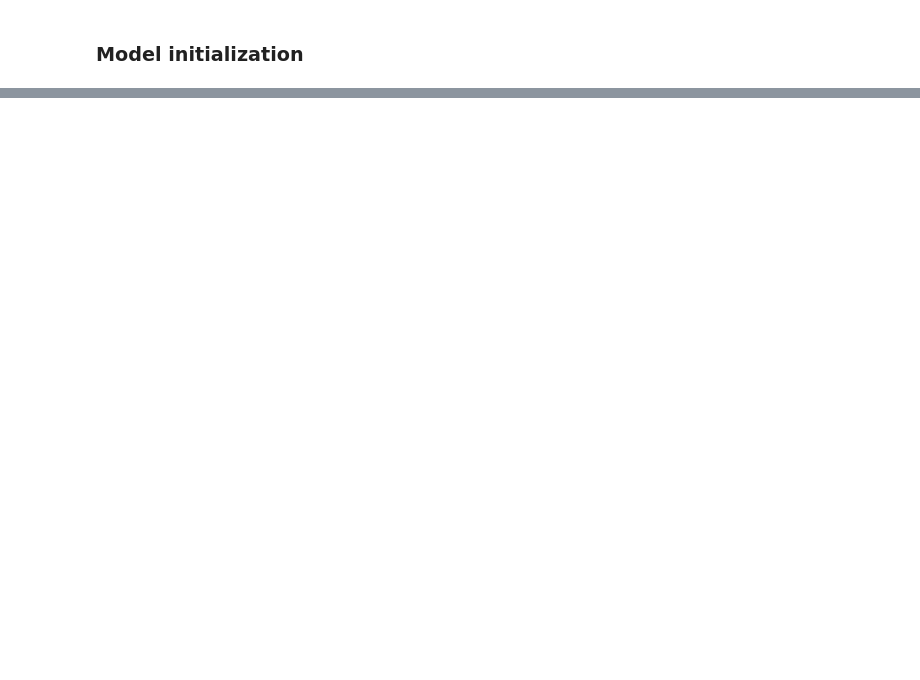
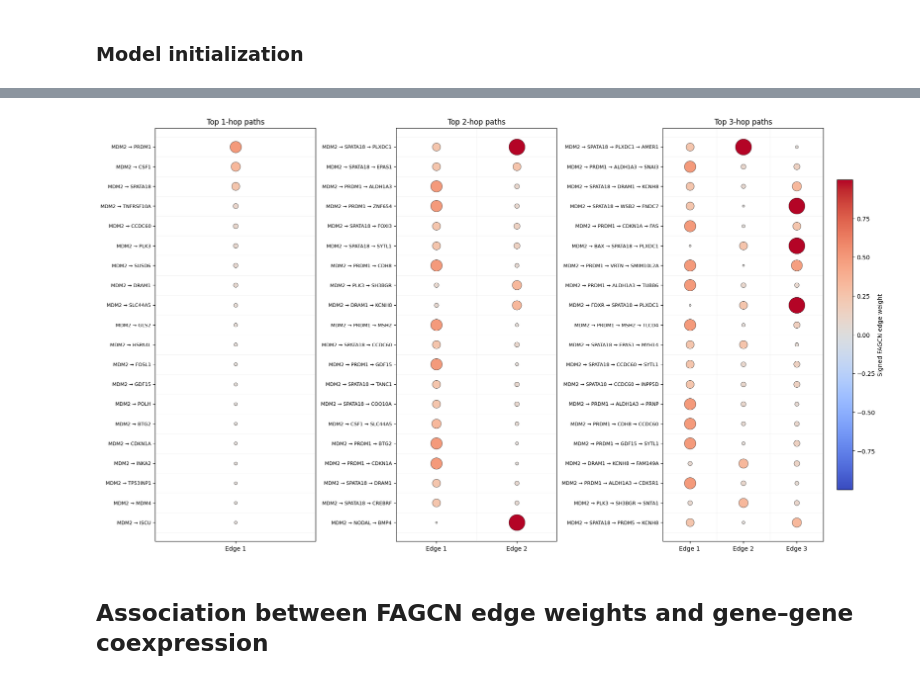
Before and after one commit to MCalabroCode/SPECTRA, a Jupyter notebook: notebooks/spectra_testing.ipynb, the cells around one changed output, grey strips where cells are left out. Cells and saved outputs as stored; diff of their text form; code cells hidden in the pictures; blank space fills up the shorter version.

```diff
--- a/notebooks/spectra_testing.ipynb
+++ b/notebooks/spectra_testing.ipynb
@@ -2422,0 +388,10 @@ def plot_top_de_gene_expression(
+# %%
+# Complete Path Dot-Heatmaps
+top_paths = get_top_complete_paths(
+    A_matrices, TARGET_GENE, model, K_paths=K_EDGES, minimum_signal=MIN_SIGNAL
+)
+plot_complete_path_dot_heatmaps(top_paths, TARGET_GENE, out_dir='cascade_plots')
+# %% [output]
+[figure, added]
+# %% [markdown]
+## **Association between FAGCN edge weights and gene–gene coexpression**
```
Also changed, not shown: parts of 90 cells of this notebook, 12 other files.
